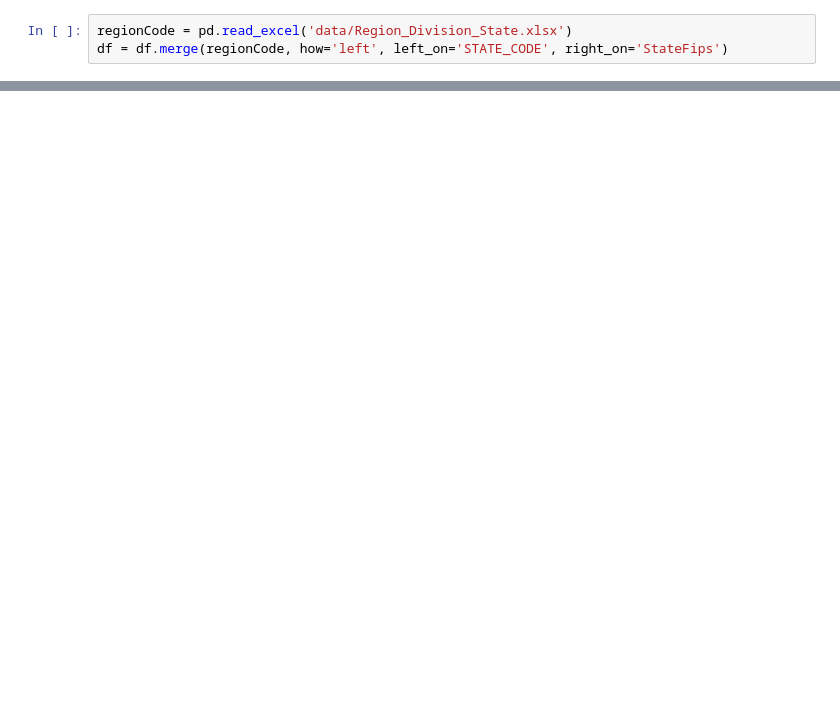
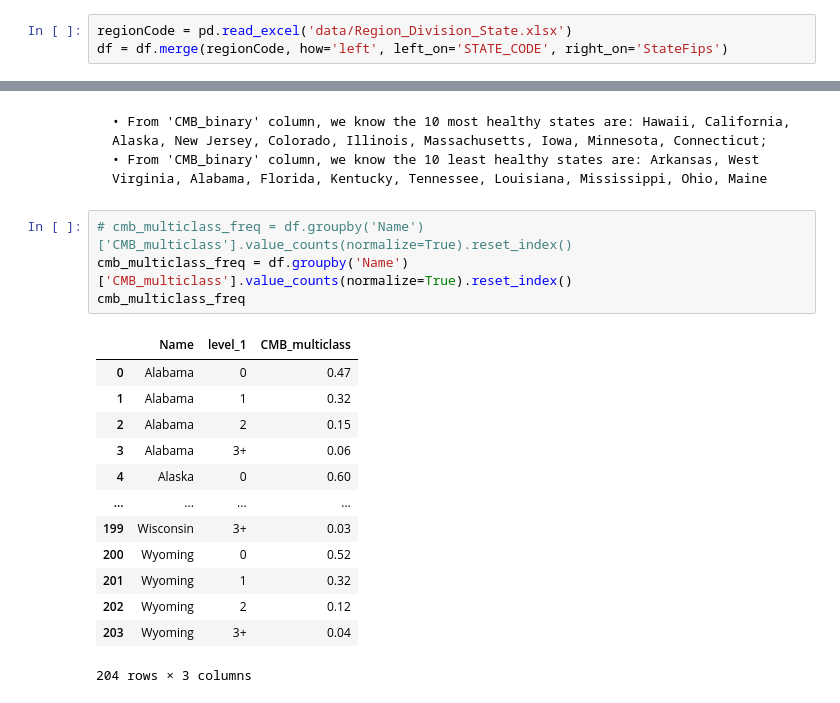
Before and after one commit to greghowa/CS6140-HW6, a Jupyter notebook: assignment6.ipynb, the cells around one changed output, grey strips where cells are left out. Saved outputs shown, nothing was run; the diff lists cells and outputs as text; blank space fills up the shorter version.

```diff
--- a/assignment6.ipynb
+++ b/assignment6.ipynb
@@ -618,0 +631,21 @@ cmb_binary_freq.plot(kind='bar')
+# %% [markdown]
+    • From 'CMB_binary' column, we know the 10 most healthy states are: Hawaii, California, Alaska, New Jersey, Colorado, Illinois, Massachusetts, Iowa, Minnesota, Connecticut;
+    • From 'CMB_binary' column, we know the 10 least healthy states are: Arkansas, West Virginia, Alabama, Florida, Kentucky, Tennessee, Louisiana, Mississippi, Ohio, Maine
+# %%
+# cmb_multiclass_freq = df.groupby('Name')['CMB_multiclass'].value_counts(normalize=True).reset_index()
+cmb_multiclass_freq = df.groupby('Name')['CMB_multiclass'].value_counts(normalize=True).reset_index()
+cmb_multiclass_freq
+# %% [output]
+|  | Name | level_1 | CMB_multiclass |
+| 0 | Alabama | 0 | 0.47 |
+| 1 | Alabama | 1 | 0.32 |
+| 2 | Alabama | 2 | 0.15 |
+| 3 | Alabama | 3+ | 0.06 |
+| 4 | Alaska | 0 | 0.60 |
+| ... | ... | ... | ... |
+| 199 | Wisconsin | 3+ | 0.03 |
+| 200 | Wyoming | 0 | 0.52 |
+| 201 | Wyoming | 1 | 0.32 |
+| 202 | Wyoming | 2 | 0.12 |
+| 203 | Wyoming | 3+ | 0.04 |
+204 rows × 3 columns
```
Also changed, not shown: parts of 26 cells of this notebook, 2 other files.
